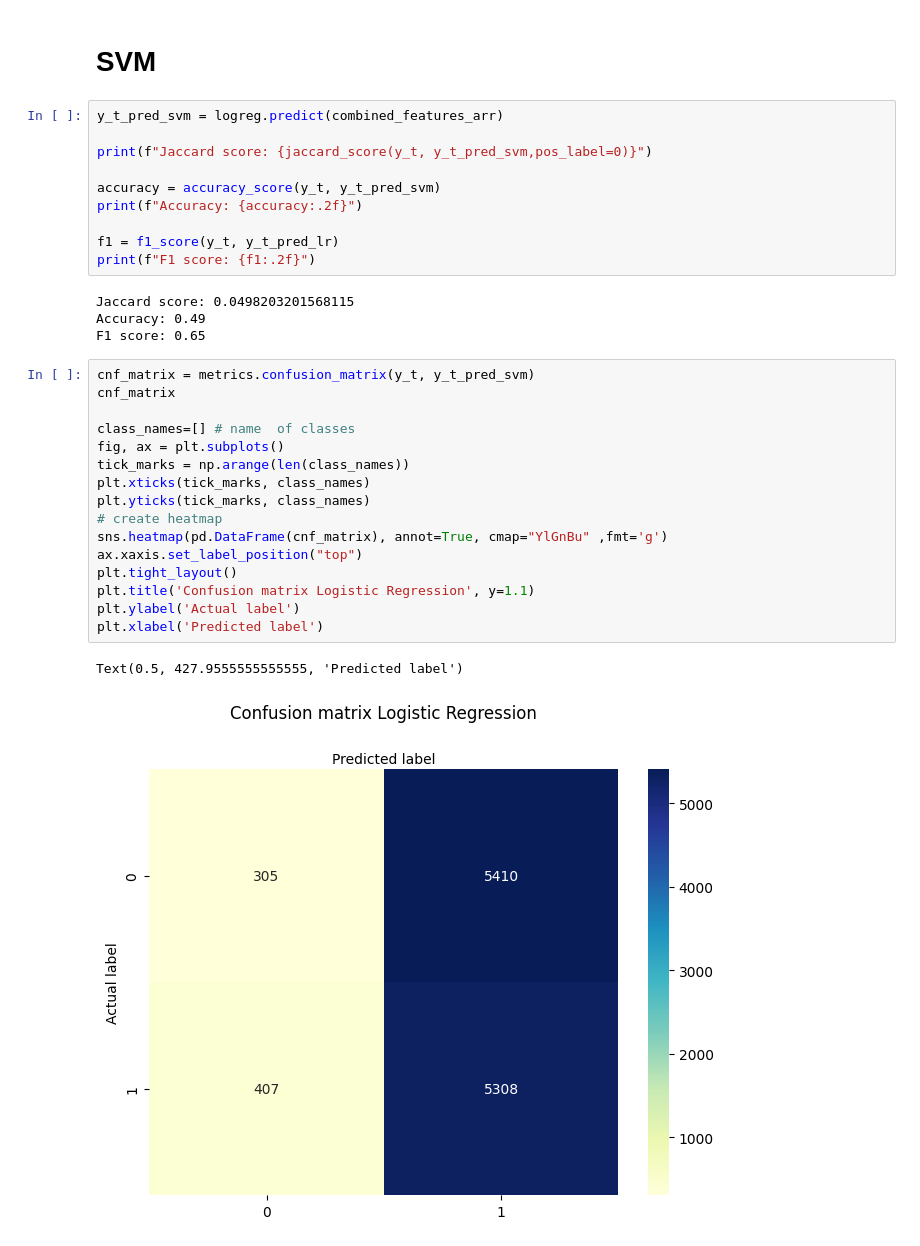
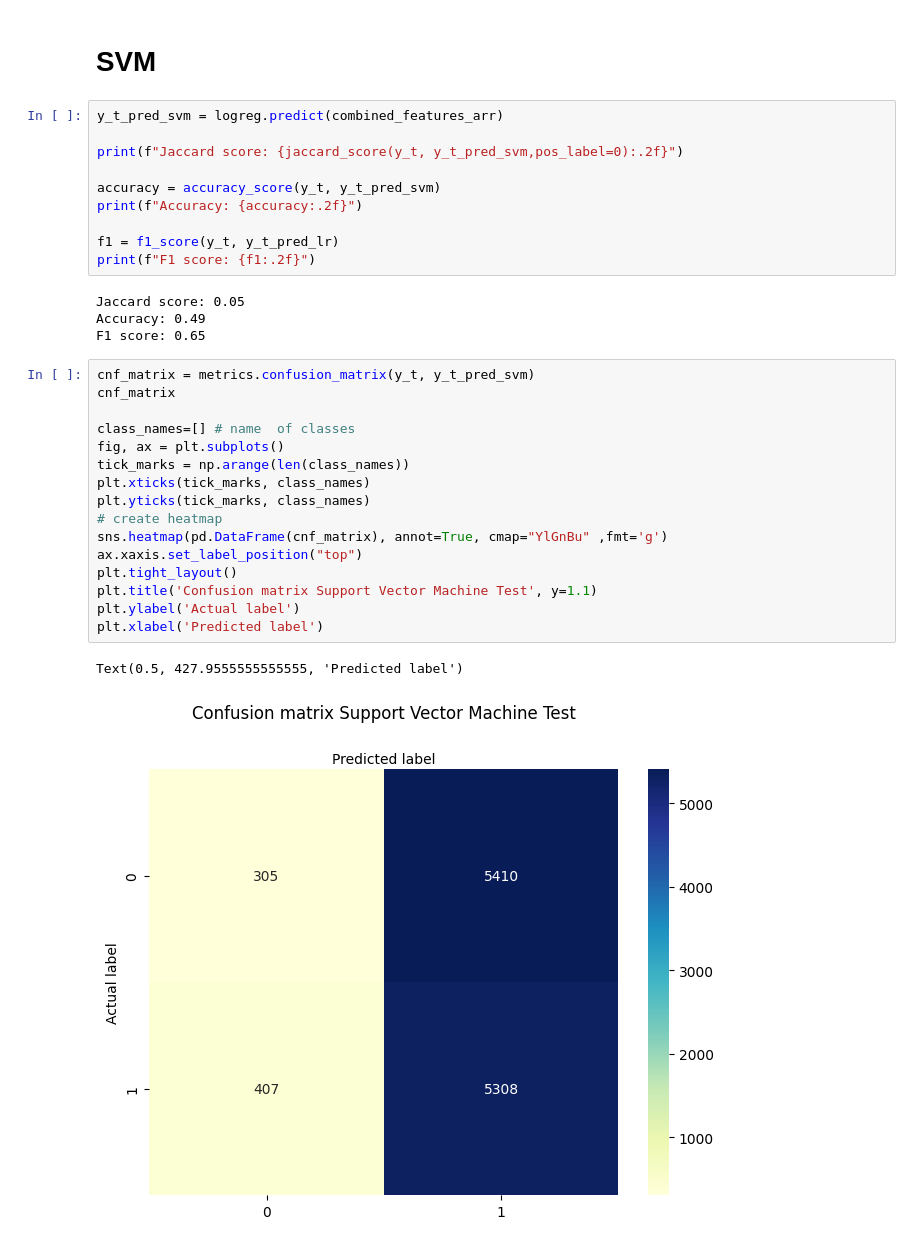
Before and after one commit to buisonanh/phishing-urls-detection, a Jupyter notebook: model.ipynb, the cells around one changed output. Saved outputs shown, nothing was run; the diff lists cells and outputs as text.

```diff
--- a/model.ipynb
+++ b/model.ipynb
@@ -528,7 +528,7 @@ Text(0.5, 427.9555555555555, 'Predicted label')
 # %%
 y_t_pred_svm = logreg.predict(combined_features_arr)
 
-print(f"Jaccard score: {jaccard_score(y_t, y_t_pred_svm,pos_label=0)}")
+print(f"Jaccard score: {jaccard_score(y_t, y_t_pred_svm,pos_label=0):.2f}")
 
 accuracy = accuracy_score(y_t, y_t_pred_svm)
 print(f"Accuracy: {accuracy:.2f}")
@@ -536,25 +536,25 @@ print(f"Accuracy: {accuracy:.2f}")
 f1 = f1_score(y_t, y_t_pred_lr)
 print(f"F1 score: {f1:.2f}")
 # %% [output]
-Jaccard score: 0.0498203201568115
+Jaccard score: 0.05
 Accuracy: 0.49
 F1 score: 0.65
 # %%
 cnf_matrix = metrics.confusion_matrix(y_t, y_t_pred_svm)
 cnf_matrix
 
 class_names=[] # name  of classes
 fig, ax = plt.subplots()
 tick_marks = np.arange(len(class_names))
 plt.xticks(tick_marks, class_names)
 plt.yticks(tick_marks, class_names)
 # create heatmap
 sns.heatmap(pd.DataFrame(cnf_matrix), annot=True, cmap="YlGnBu" ,fmt='g')
 ax.xaxis.set_label_position("top")
 plt.tight_layout()
-plt.title('Confusion matrix Logistic Regression', y=1.1)
+plt.title('Confusion matrix Support Vector Machine Test', y=1.1)
 plt.ylabel('Actual label')
 plt.xlabel('Predicted label')
 # %% [output]
 Text(0.5, 427.9555555555555, 'Predicted label')
-[figure, old version]
+[figure, new version]
```
Also changed, not shown: parts of 2 cells of this notebook, 9 other files.
